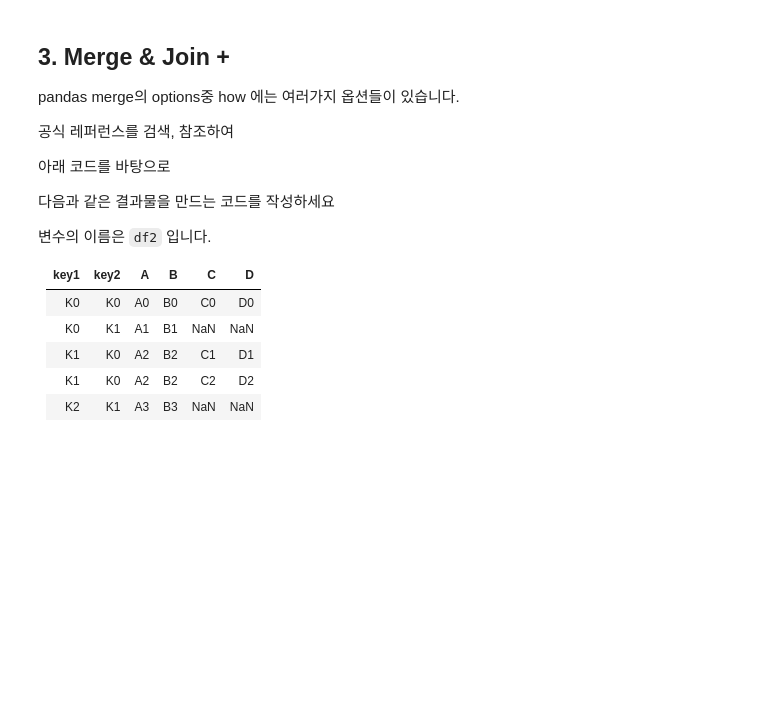
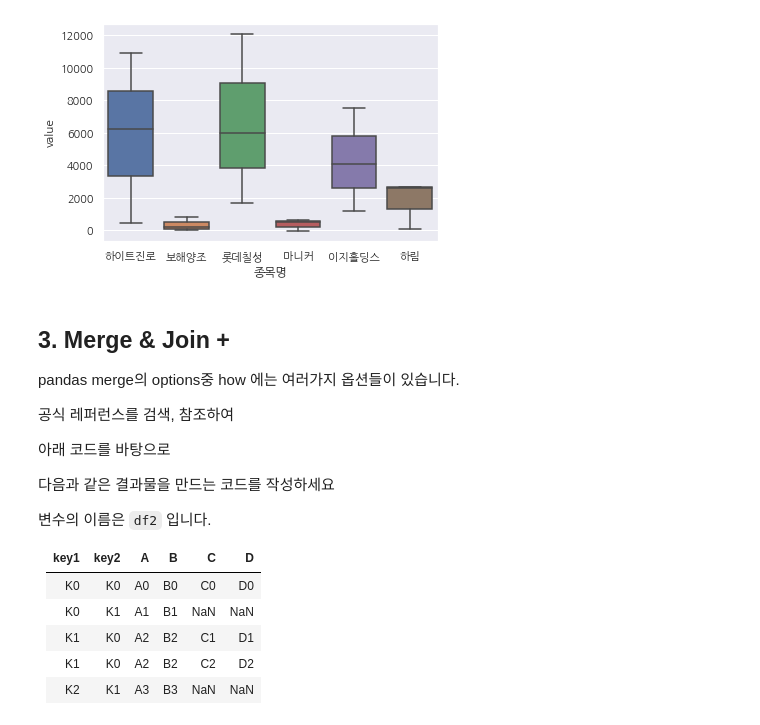
Before and after one commit to ttogle918/ds-zip, a Jupyter notebook: n113-data-manipulation/n113a-data-manipulation.ipynb, the cells around one changed output. Cells and saved outputs as stored; diff of their text form; code cells hidden in the pictures; blank space fills up the shorter version.

````diff
--- a/n113-data-manipulation/n113a-data-manipulation.ipynb
+++ b/n113-data-manipulation/n113a-data-manipulation.ipynb
@@ -58,0 +78,16 @@ df1 = pd.read_csv(urlhead + '000080.csv')
+# %%
+df1 = pd.concat([df_load('000080.csv'), df_load('000890.csv'), df_load('005300.csv'),
+                 df_load('027740.csv'), df_load('035810.csv'), df_load('136480.csv')])
+
+# 종목명 추가
+df_type = pd.DataFrame(
+       {'종목명': ['하이트진로', '보해양조', '롯데칠성', '마니커', '이지홀딩스', '하림']}
+)
+df_type
+
+df1 = df1[['매출액', '자산총계', 'EPS(원)']]
+# %%
+df1.reset_index(drop=True, inplace=True)
+df_type.reset_index(drop=True, inplace=True)
+df = pd.concat([df1, df_type], axis = 1)
+df
@@ -78,3 +120,7 @@ df1 = pd.read_csv(urlhead + '000080.csv')
 ```python
 sns.boxplot(data = df_tidy, x = '종목명', y = 'value');
 ```
+# %%
+# tidy_temp = df.set_index('종목명')
+df_tidy = df.melt(id_vars = '종목명', value_vars = ['매출액', '자본총계','EPS(원)'])
+df_tidy
@@ -80,0 +145,8 @@ sns.boxplot(data = df_tidy, x = '종목명', y = 'value');
+# %%
+# int함수
+def toInt(string):
+  return int(string.replace(',',''))
+
+df_tidy['value'] = df_tidy['value'].apply(toInt)
+
+df_tidy
@@ -80,0 +216,8 @@ sns.boxplot(data = df_tidy, x = '종목명', y = 'value');
+# %%
+import seaborn as sns
+sns.set(font="NanumGothic",
+        rc={"axes.unicode_minus":False},
+        style='darkgrid')
+sns.boxplot(data = df_tidy, x = '종목명', y='value');
+# %% [output]
+[figure, added]
````
Also changed, not shown: parts of 20 cells of this notebook.
